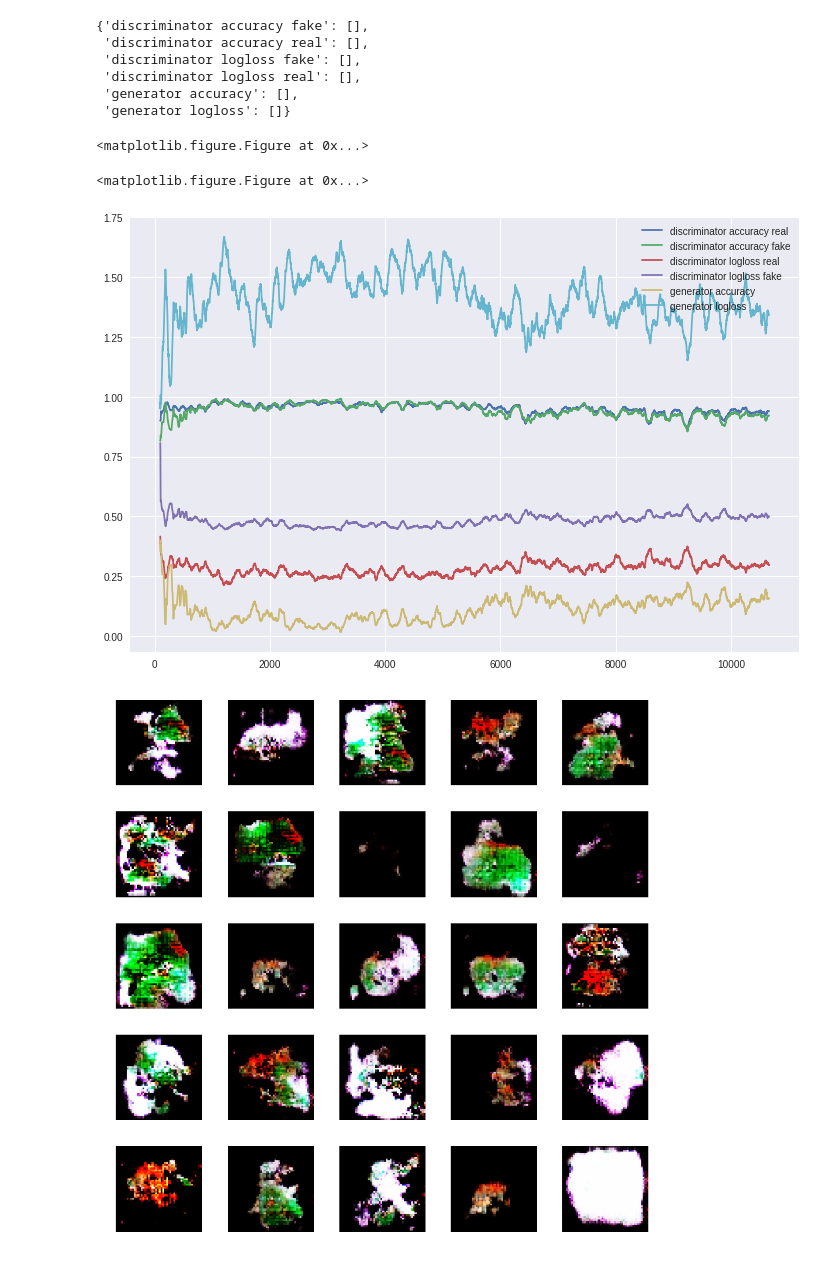
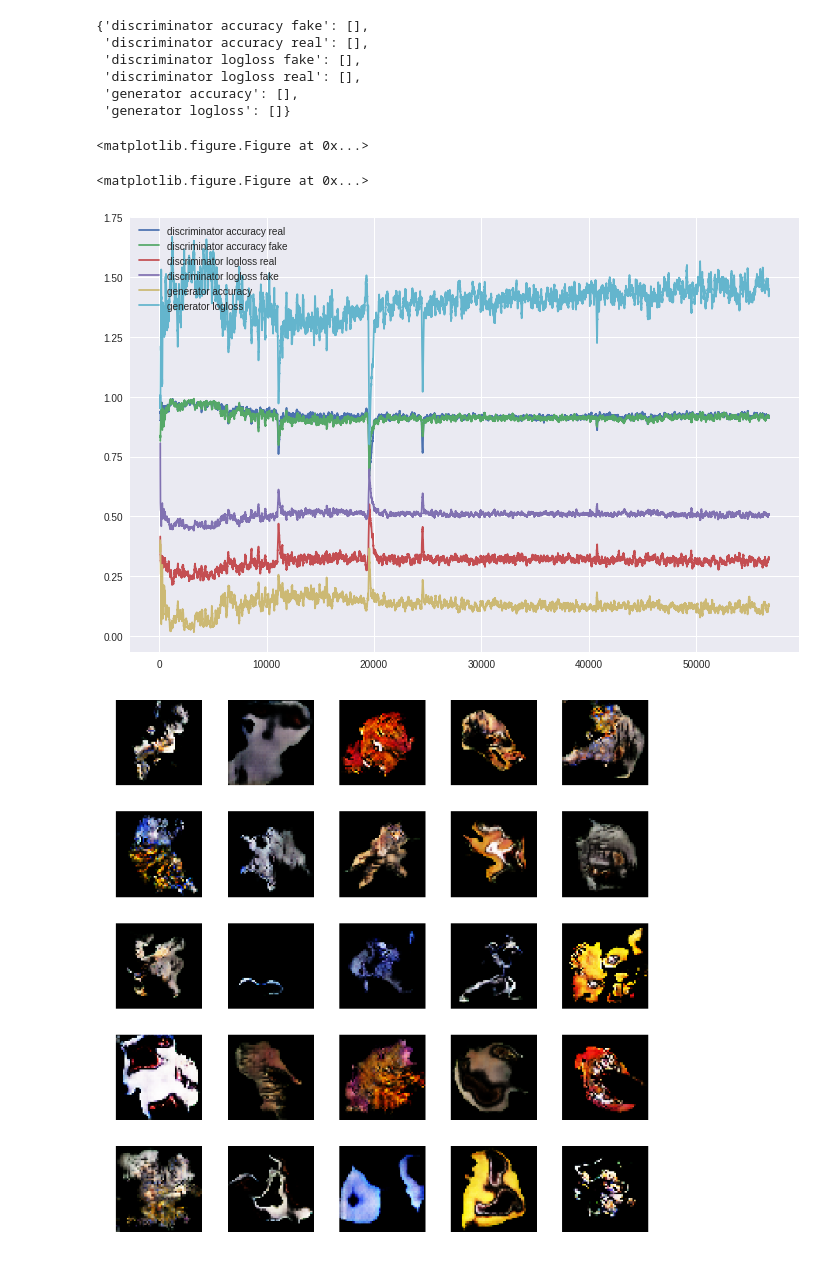
Before and after one commit to dremovd/yadcgan-keras, a Jupyter notebook: DCGAN.ipynb, the cells around one changed output. Cells and saved outputs as stored; diff of their text form; code cells hidden in the pictures.

Commit message:
Add dataset

```diff
--- a/DCGAN.ipynb
+++ b/DCGAN.ipynb
@@ -49,6 +49,6 @@ def load_train(filename, dim_ordering = 'th', debug = True, bgr_to_rgb = False)
 # %%
 %%time
 
-X = load_train('pixelart-48/train.pkl', bgr_to_rgb=True)
+X = load_train('dataset/pixelart-48x48.dump')
 # %% [output]
 Color range:  -1.0 1.0
@@ -487,10 +489,10 @@ losses
  'generator accuracy': [],
  'generator logloss': []}
 # %%
-train_gan(discriminator, gan, generator, losses, epoch_count = 500000, plot_frequency = 50, batch_size=32)
+train_gan(discriminator, gan, generator, losses, epoch_count = 500000, plot_frequency = 200, batch_size=32)
 # %% [output]
 <matplotlib.figure.Figure at 0x...>
 <matplotlib.figure.Figure at 0x...>
-[figure, old version]
+[figure, new version]
-[figure, old version]
+[figure, new version]
 # %%
```
Also changed, not shown: parts of 5 cells of this notebook, 1 other file.
